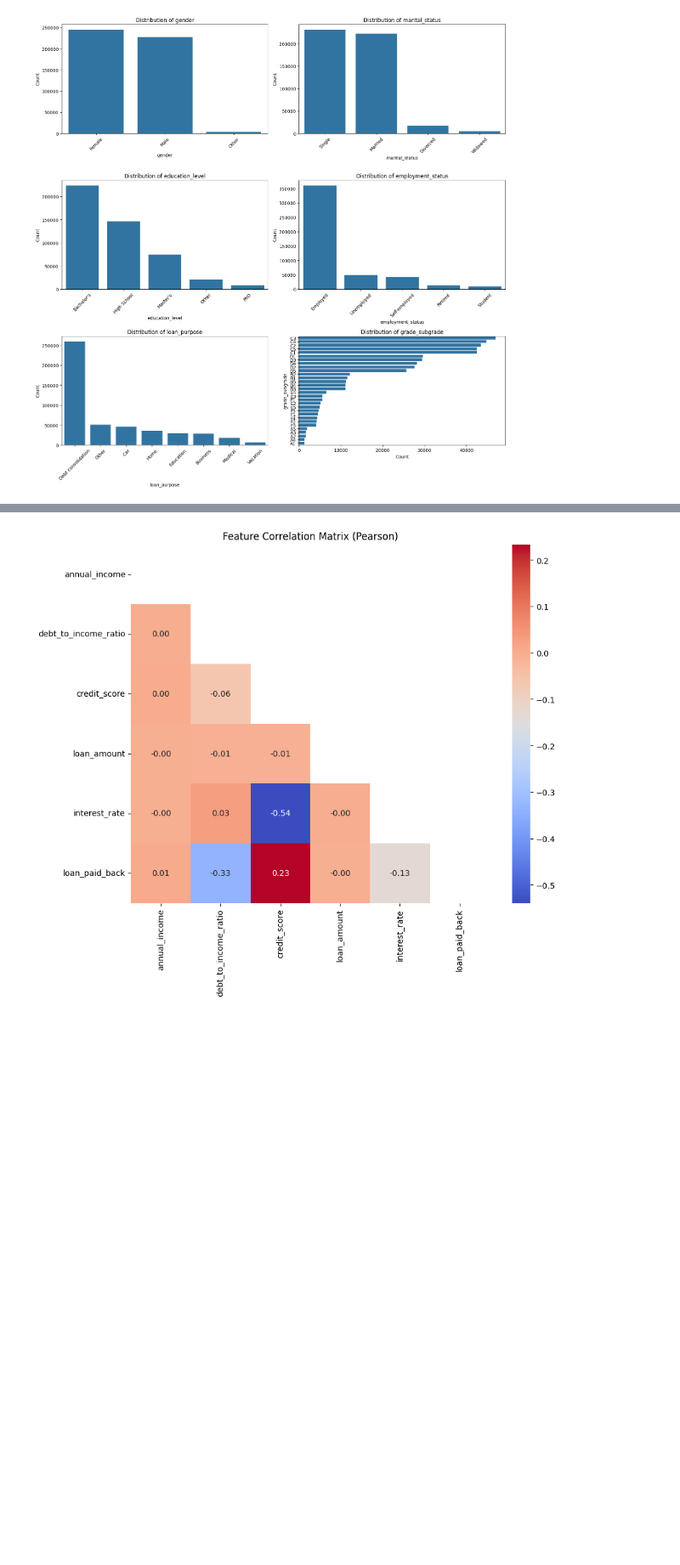
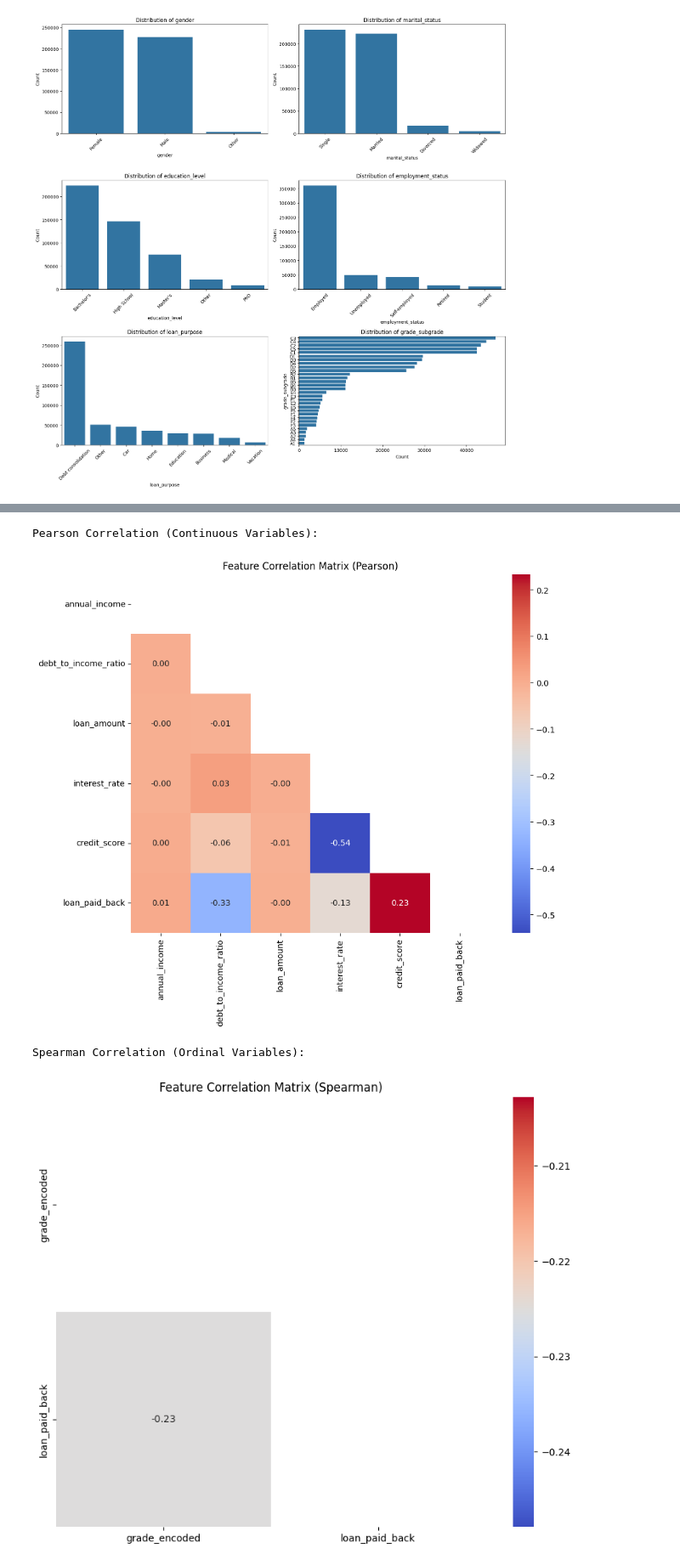
Before and after one commit to dobosipeter/sml_homework, a Jupyter notebook: notebooks/eda.ipynb, the cells around one changed output, grey strips where cells are left out. Shown at 85% size. Saved outputs shown, nothing was run; the diff lists cells and outputs as text; code cells hidden in the pictures; blank space fills up the shorter version.

```diff
--- a/notebooks/eda.ipynb
+++ b/notebooks/eda.ipynb
@@ -84,4 +91,27 @@ We check for **Multicollinearity** (strong correlation between independent varia
 # %%
-plot_correlation_heatmap(train_df)
+# Create a temporary dataframe for correlation analysis
+corr_df = train_df.copy()
+
+# 1. Quick Feature Engineering for EDA: Extract and Encode Grade
+# We map A->1, G->7 to check ordinal relationships (Spearman)
+if 'grade_subgrade' in corr_df.columns:
+    corr_df['grade_temp'] = corr_df['grade_subgrade'].str[0]
+    grade_map = {'A': 1, 'B': 2, 'C': 3, 'D': 4, 'E': 5, 'F': 6, 'G': 7}
+    corr_df['grade_encoded'] = corr_df['grade_temp'].map(grade_map)
+
+# 2. Define Column Groups
+continuous_cols = ['annual_income', 'debt_to_income_ratio', 'loan_amount', 'interest_rate', 'credit_score', 'loan_paid_back']
+ordinal_cols = ['grade_encoded', 'loan_paid_back']
+
+# 3. Pearson Correlation (Linear Relationships)
+print("Pearson Correlation (Continuous Variables):")
+plot_correlation_heatmap(corr_df[continuous_cols], method='pearson')
+
+# 4. Spearman Correlation (Monotonic/Ordinal Relationships)
+print("Spearman Correlation (Ordinal Variables):")
+plot_correlation_heatmap(corr_df[ordinal_cols], method='spearman')
 # %% [output]
+Pearson Correlation (Continuous Variables):
-[figure, old version]
+[figure, new version]
+Spearman Correlation (Ordinal Variables):
+[figure, added]
```
Also changed, not shown: parts of 13 cells of this notebook, 2 other files.
